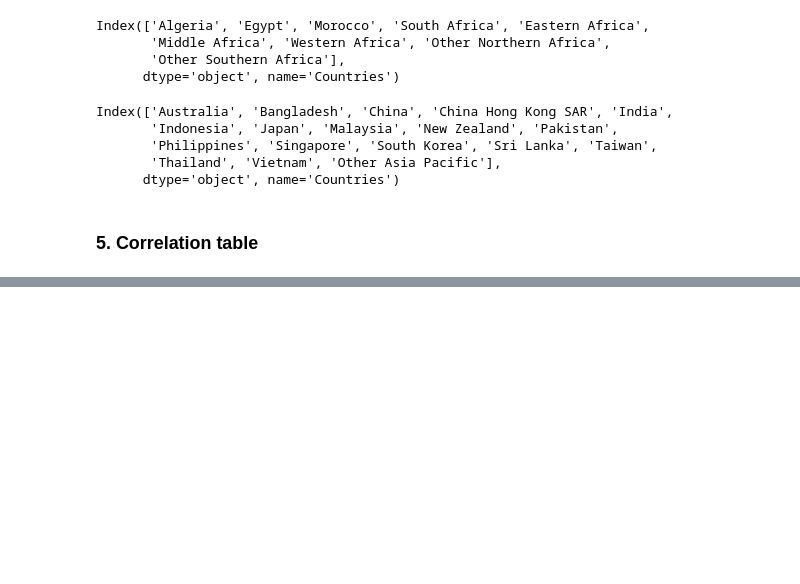
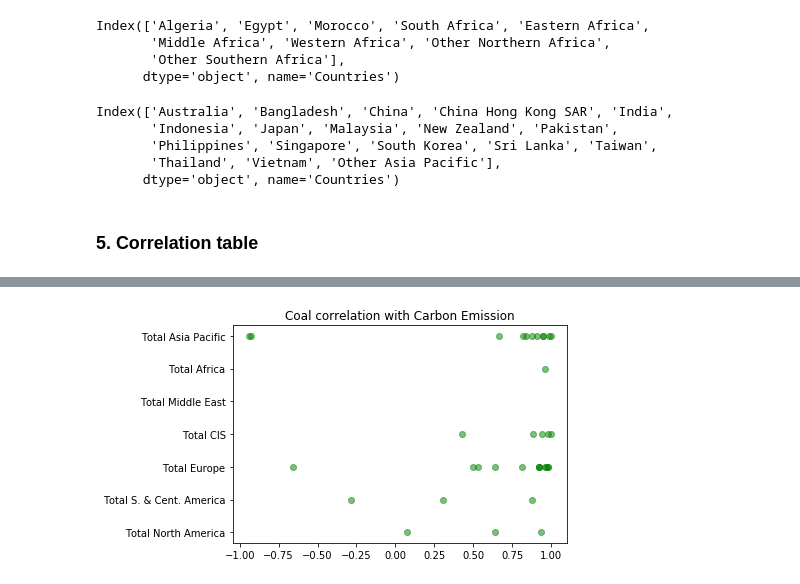
Before and after one commit to Tayzerdo/Renewable-energy, a Jupyter notebook: Comparison.ipynb, the cells around one changed output, grey strips where cells are left out. Saved outputs shown, nothing was run; the diff lists cells and outputs as text; code cells hidden in the pictures; blank space fills up the shorter version.

```diff
--- a/Comparison.ipynb
+++ b/Comparison.ipynb
@@ -467,0 +540,7 @@ plt.show()
+# %%
+plt.scatter(b[energy[2]],b.index, alpha=0.5, c=dicts[energy[2]])
+plt.title(f'{energy[2]} correlation with Carbon Emission')
+plt.xticks(x)
+plt.show()
+# %% [output]
+[figure, added]
```
Also changed, not shown: parts of 52 cells of this notebook.
